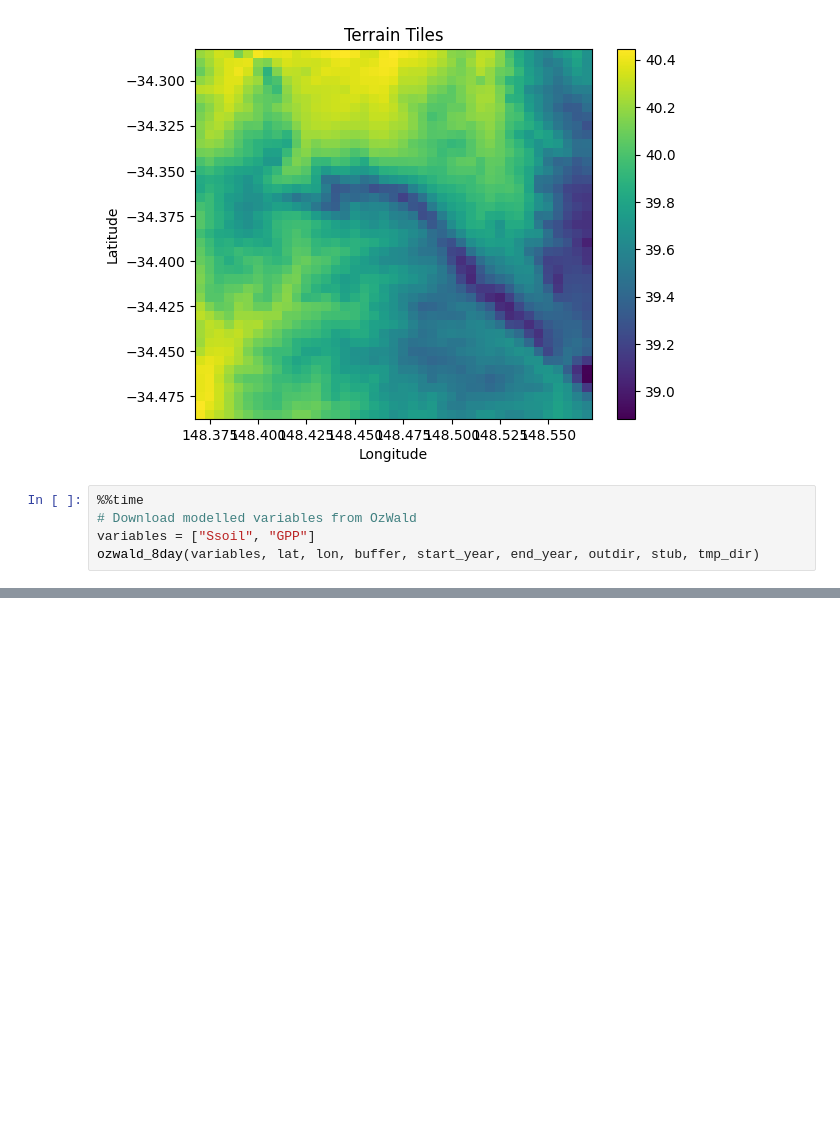
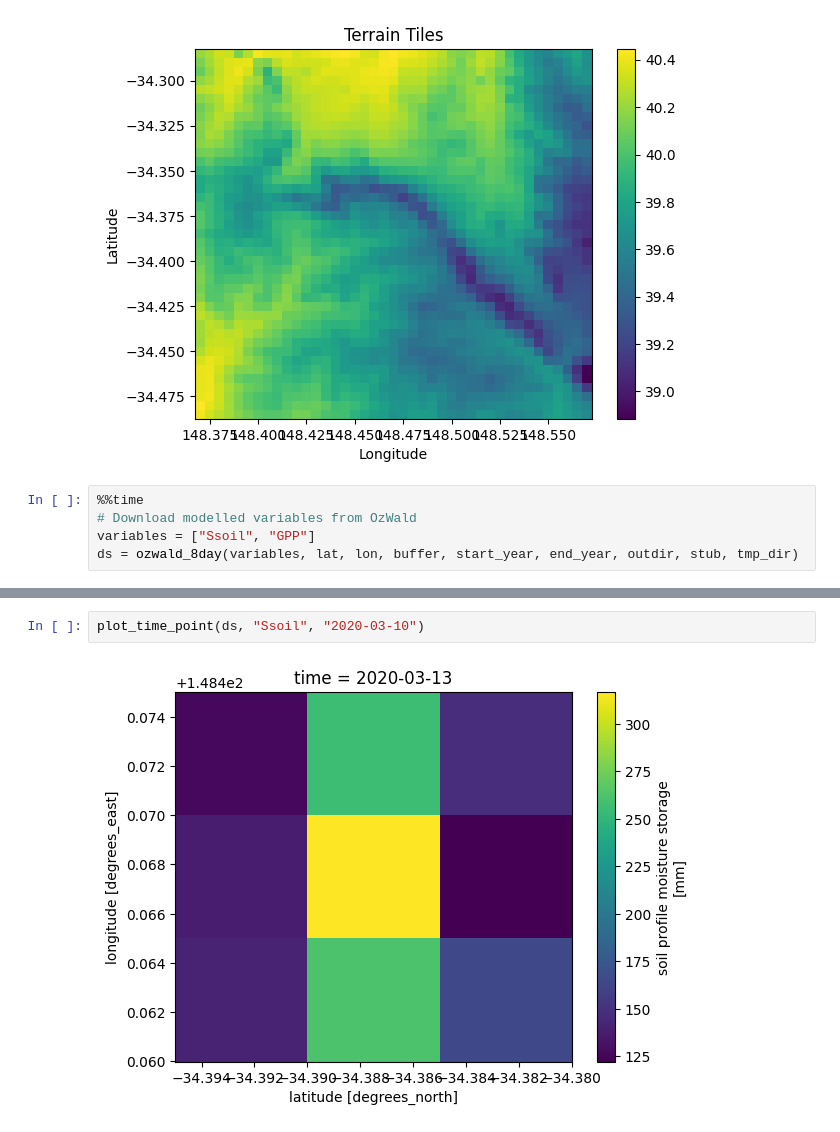
Before and after one commit to johnburley3000/PaddockTS, a Jupyter notebook: DAESIM_preprocess/download_everything.ipynb, the cells around one changed output, grey strips where cells are left out. Cells and saved outputs as stored; diff of their text form; blank space fills up the shorter version.

Commit message:
ozwald 8day timepoint image

```diff
--- a/DAESIM_preprocess/download_everything.ipynb
+++ b/DAESIM_preprocess/download_everything.ipynb
@@ -71,7 +71,7 @@ visualise_tif_rioxarray("/g/data/xe2/cb8590/Data/PadSeg/MILG_6km_Maximum_Tempera
 %%time
 # Download modelled variables from OzWald
 variables = ["Ssoil", "GPP"]
-ozwald_8day(variables, lat, lon, buffer, start_year, end_year, outdir, stub, tmp_dir)
+ds = ozwald_8day(variables, lat, lon, buffer, start_year, end_year, outdir, stub, tmp_dir)
 # %% [output]
 Downloaded /scratch/xe2/cb8590/tmp/MILG_1km_Ssoil_2020.nc
 Downloaded /scratch/xe2/cb8590/tmp/MILG_1km_Ssoil_2021.nc
@@ -85,2 +85,6 @@ plot_time_series("/g/data/xe2/cb8590/Data/PadSeg/MILG_1km_ozwald_8day.nc", "Ssoi
 # %% [output]
 [figure]
+# %%
+plot_time_point(ds, "Ssoil", "2020-03-10")
+# %% [output]
+[figure, added]
```
Also changed, not shown: parts of 3 cells of this notebook, 1 other file.
